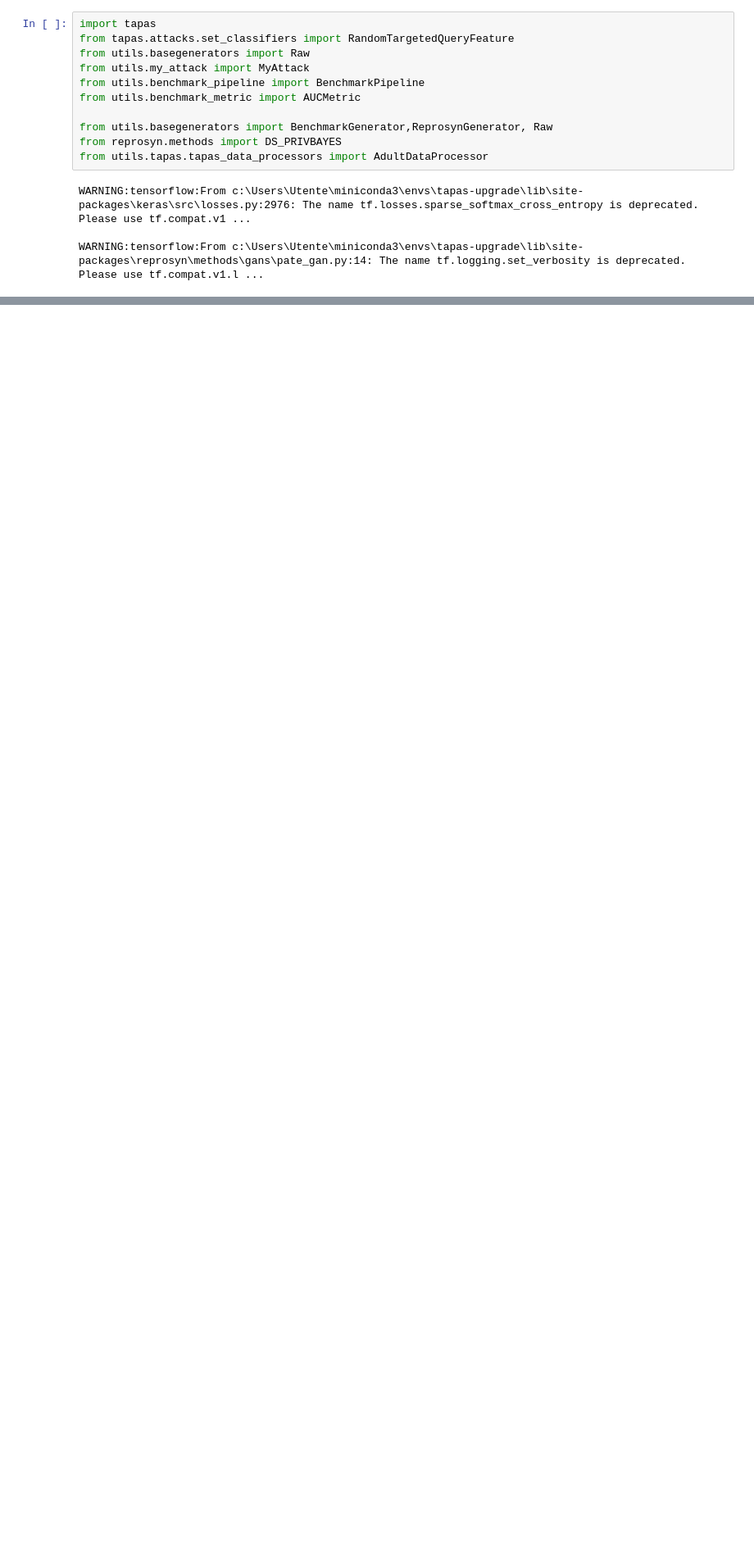
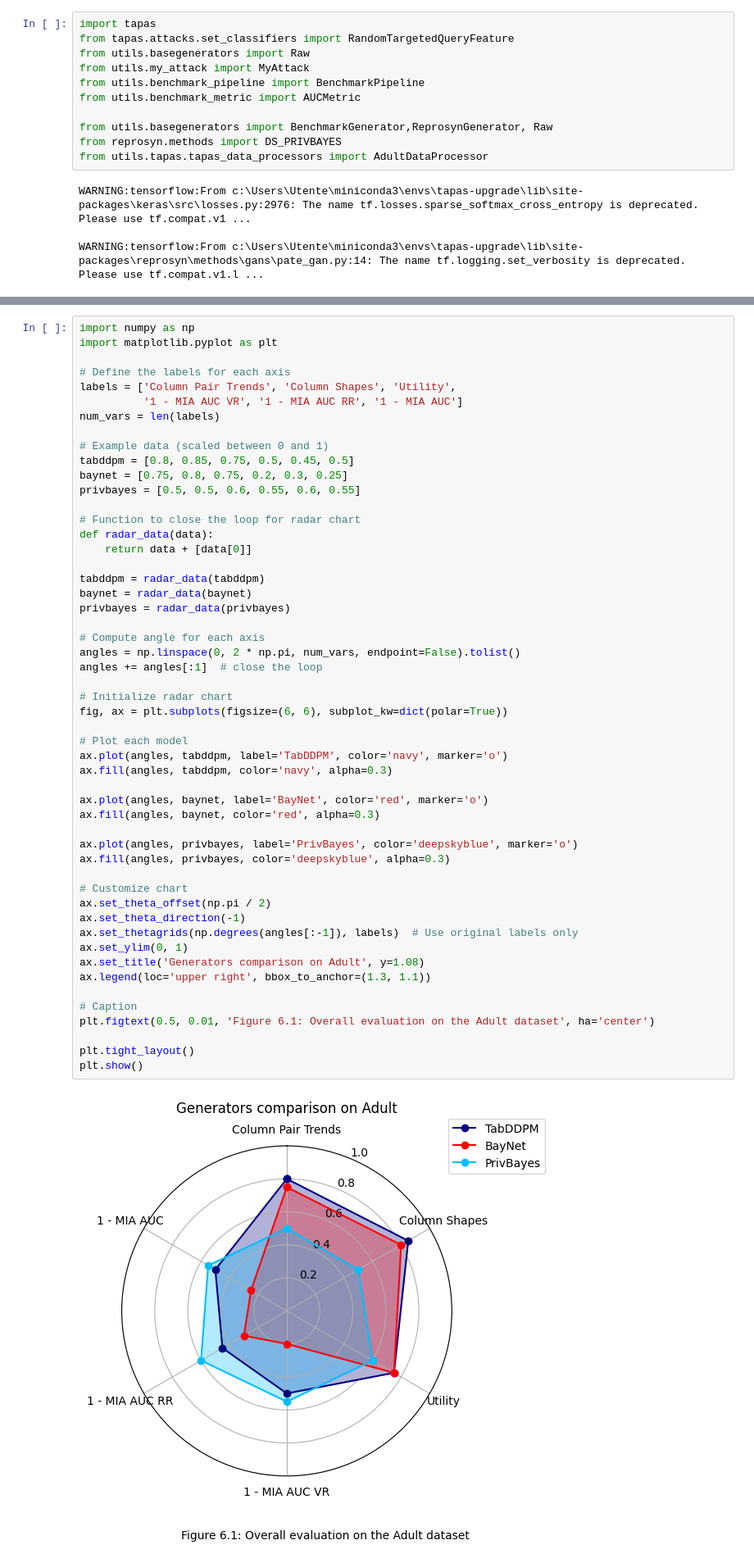
Before and after one commit to ArthGV/Benchmarking-of-Tabular-Synthetic-Data-Generation, a Jupyter notebook: privacy/run_pipeline.ipynb, the cells around one changed output, grey strips where cells are left out. Shown: that part at 82% size. Saved outputs shown, nothing was run; the diff lists cells and outputs as text; blank space fills up the shorter version.

```diff
--- a/privacy/run_pipeline.ipynb
+++ b/privacy/run_pipeline.ipynb
@@ -43,0 +48,54 @@ Evaluating : Raw
+# %%
+import numpy as np
+import matplotlib.pyplot as plt
+
+# Define the labels for each axis
+labels = ['Column Pair Trends', 'Column Shapes', 'Utility',
+          '1 - MIA AUC VR', '1 - MIA AUC RR', '1 - MIA AUC']
+num_vars = len(labels)
+
+# Example data (scaled between 0 and 1)
+tabddpm = [0.8, 0.85, 0.75, 0.5, 0.45, 0.5]
+baynet = [0.75, 0.8, 0.75, 0.2, 0.3, 0.25]
+privbayes = [0.5, 0.5, 0.6, 0.55, 0.6, 0.55]
+
+# Function to close the loop for radar chart
+def radar_data(data):
+    return data + [data[0]]
+
+tabddpm = radar_data(tabddpm)
+baynet = radar_data(baynet)
+privbayes = radar_data(privbayes)
+
+# Compute angle for each axis
+angles = np.linspace(0, 2 * np.pi, num_vars, endpoint=False).tolist()
+angles += angles[:1]  # close the loop
+
+# Initialize radar chart
+fig, ax = plt.subplots(figsize=(6, 6), subplot_kw=dict(polar=True))
+
+# Plot each model
+ax.plot(angles, tabddpm, label='TabDDPM', color='navy', marker='o')
+ax.fill(angles, tabddpm, color='navy', alpha=0.3)
+
+ax.plot(angles, baynet, label='BayNet', color='red', marker='o')
+ax.fill(angles, baynet, color='red', alpha=0.3)
+
+ax.plot(angles, privbayes, label='PrivBayes', color='deepskyblue', marker='o')
+ax.fill(angles, privbayes, color='deepskyblue', alpha=0.3)
+
+# Customize chart
+ax.set_theta_offset(np.pi / 2)
+ax.set_theta_direction(-1)
+ax.set_thetagrids(np.degrees(angles[:-1]), labels)  # Use original labels only
+ax.set_ylim(0, 1)
+ax.set_title('Generators comparison on Adult', y=1.08)
+ax.legend(loc='upper right', bbox_to_anchor=(1.3, 1.1))
+
+# Caption
+plt.figtext(0.5, 0.01, 'Figure 6.1: Overall evaluation on the Adult dataset', ha='center')
+
+plt.tight_layout()
+plt.show()
+# %% [output]
+[figure, added]
```
Also changed, not shown: parts of 5 cells of this notebook, 1 other file.
